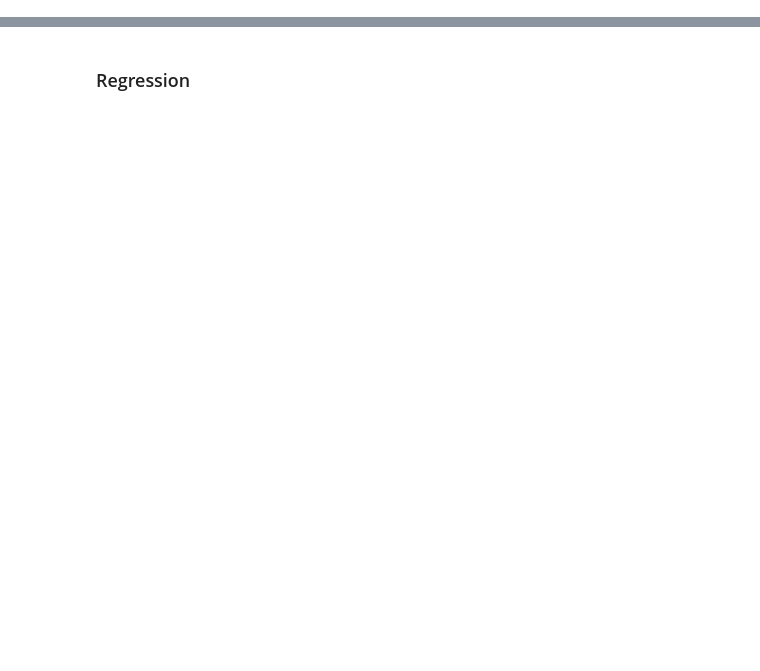
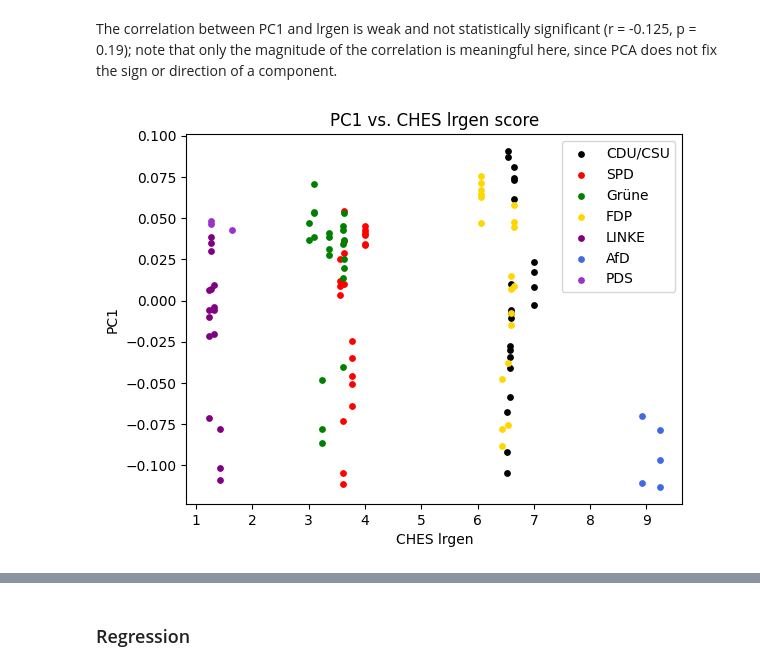
Before and after one commit to BerHarDanVoe/parliament-embeddings, a Jupyter notebook: notebooks/04_test_embeddings.ipynb, the cells around one changed output, grey strips where cells are left out. Drawn from its saved outputs; the diff is of its cells as text; code cells hidden in the pictures; blank space fills up the shorter version.

```diff
--- a/notebooks/04_test_embeddings.ipynb
+++ b/notebooks/04_test_embeddings.ipynb
@@ -317,0 +221,6 @@ plt.show()
+# %%
+# data frame with embedded speeches (off-the-shelf-model) aggregated by party and year
+df_agg_by_party_offtheshelf = pd.read_parquet("party_year_embeddings_offtheshelf.parquet")
+
+# filter out speeches by politicians without fraction as they can't be used to identify parties or ideology
+df_agg_by_party_offtheshelf = df_agg_by_party_offtheshelf[df_agg_by_party_offtheshelf.party != "Fraktionslos"]
@@ -317,0 +371,3 @@ plt.show()
+# %%
+all_embeddings_agg_by_party_offtheshelf = np.stack(df_agg_ches_scores_offtheshelf["embedding"])
+all_embeddings_agg_by_party_offtheshelf.shape
@@ -317,0 +384,17 @@ plt.show()
+# %%
+def evaluate_pca_correlation(embeddings, target, n_components=10):
+    """Correlates each of the first n_components principal components with an external target (e.g. lrgen)."""
+    pca = PCA(n_components=n_components)
+    pcs = pca.fit_transform(embeddings)
+
+    results = []
+    for i in range(n_components):
+        corr, p = pearsonr(pcs[:, i], target)
+        results.append({
+            "component": f"PC{i+1}",
+            "r": corr,
+            "p": p,
+            "explained_var": pca.explained_variance_ratio_[i],
+        })
+
+    return pd.DataFrame(results), pcs
@@ -317,0 +403,3 @@ plt.show()
+# %%
+pca_results_offtheshelf, pcs_offtheshelf = evaluate_pca_correlation(all_embeddings_agg_by_party_offtheshelf, df_agg_ches_scores_offtheshelf["lrgen"], n_components=10)
+pca_results_offtheshelf
@@ -317,0 +418,16 @@ plt.show()
+# %% [markdown]
+The correlation between PC1 and lrgen is weak and not statistically significant (r = -0.125, p = 0.19); note that only the magnitude of the correlation is meaningful here, since PCA does not fix the sign or direction of a component.
+# %%
+# plot ches scores vs. PC1
+for party, color in party_colors.items():
+    mask = df_agg_ches_scores_offtheshelf["party"] == party
+    plt.scatter(df_agg_ches_scores_offtheshelf.loc[mask, "lrgen"], pcs_offtheshelf[mask.values, 0],
+                color=color, label=party, s=15)
+
+plt.xlabel("CHES lrgen")
+plt.ylabel("PC1")
+plt.legend()
+plt.title("PC1 vs. CHES lrgen score")
+plt.show()
+# %% [output]
+[figure, added]
```
Also changed, not shown: parts of 114 cells of this notebook, 1 other file.
